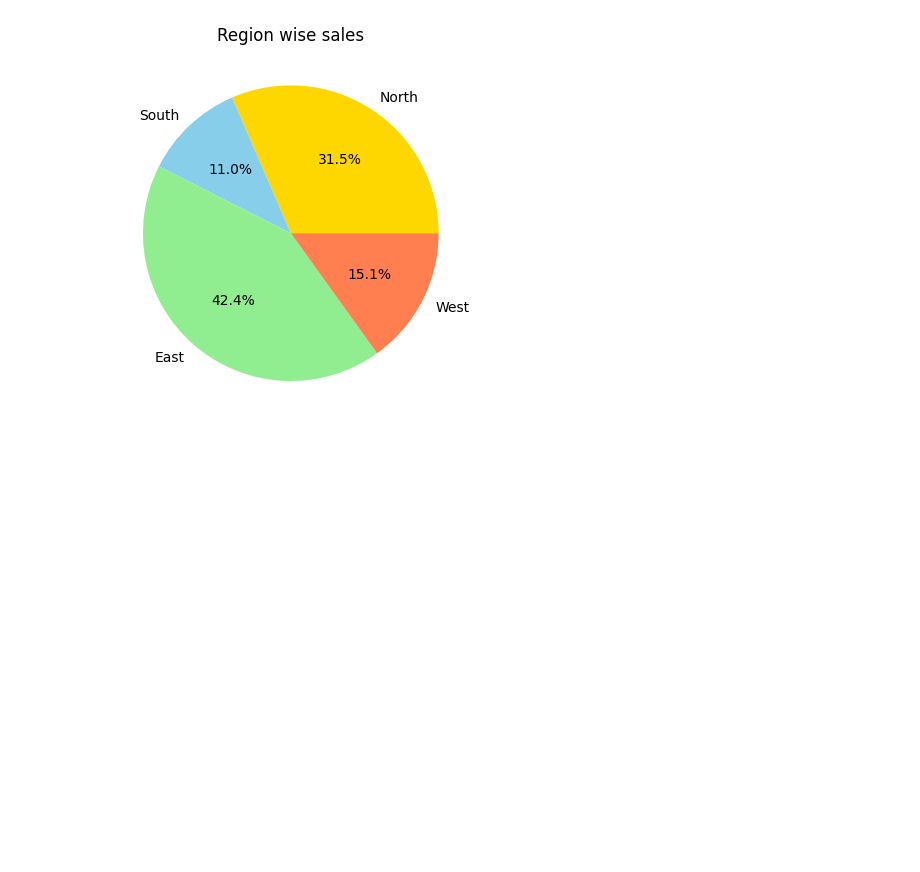
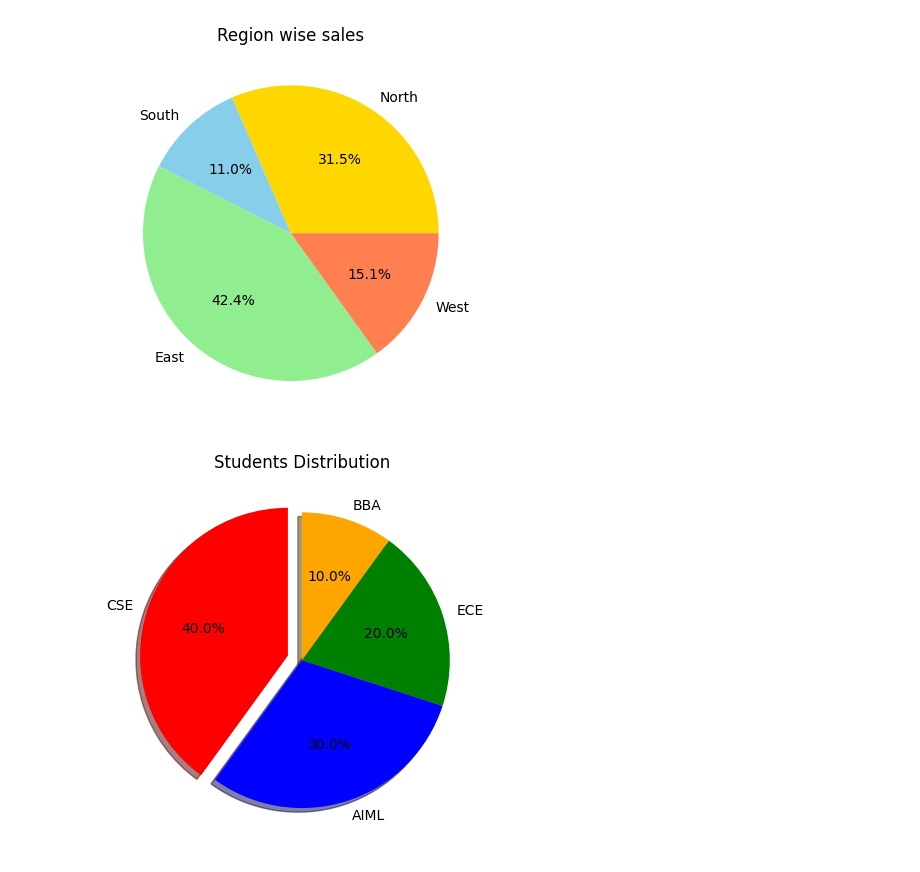
Before and after one commit to rahul-gitt/AL-ML-JOURNEY, a Jupyter notebook: Matplotlib/6pie_chart.ipynb, the cells around one changed output. Drawn from its saved outputs; the diff is of its cells as text; code cells hidden in the pictures; blank space fills up the shorter version.

Commit message:
learn pi chart

```diff
--- a/Matplotlib/6pie_chart.ipynb
+++ b/Matplotlib/6pie_chart.ipynb
@@ -9,3 +9,26 @@ plt.title("Region wise sales")
 plt.show()
 # %% [output]
 [figure]
+# %%
+import matplotlib.pyplot as plt
+
+departments = ["CSE", "AIML", "ECE", "BBA"]
+students = [40, 30, 20, 10]
+
+explode = [0.1, 0, 0, 0]
+
+plt.pie(
+    students,
+    labels=departments,
+    autopct="%1.1f%%",
+    colors=["red", "blue", "green", "orange"],
+    explode=explode,
+    shadow=True,
+    startangle=90
+)
+
+plt.title("Students Distribution")
+
+plt.show()
+# %% [output]
+[figure, added]
```
